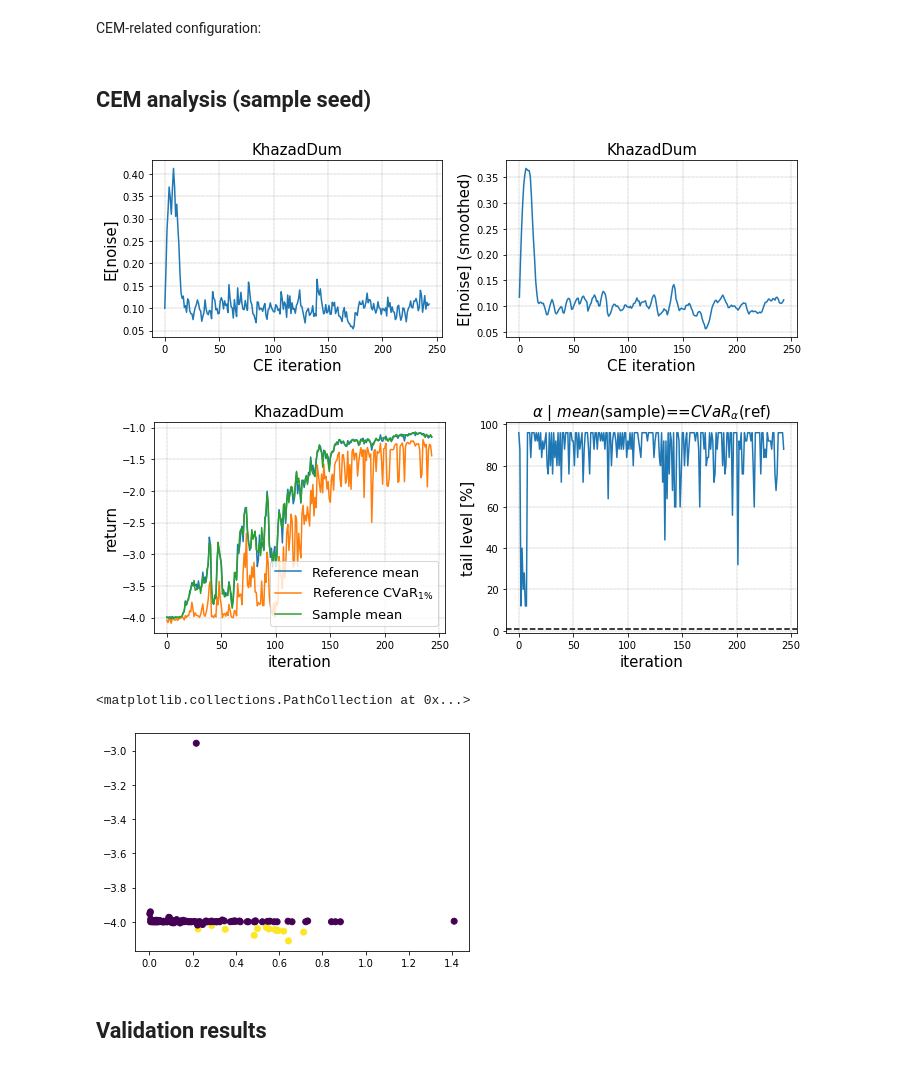
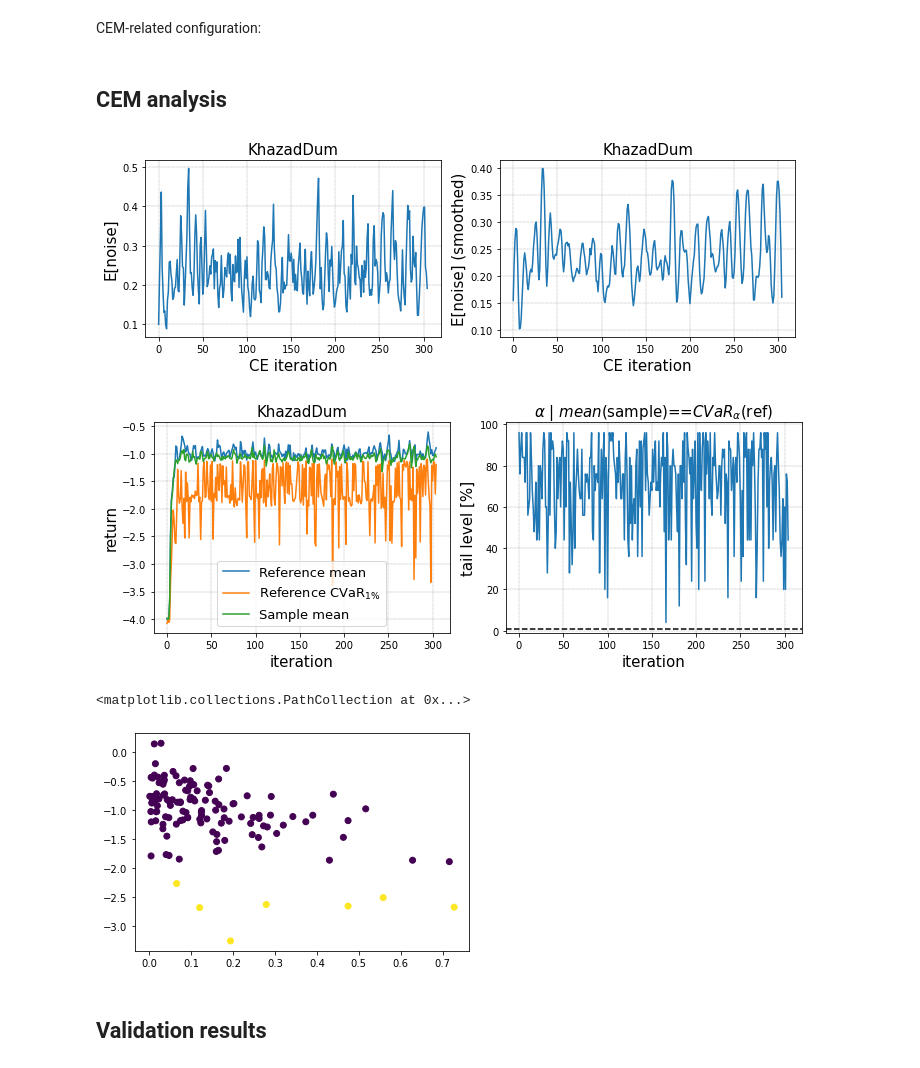
Before and after one commit to ido90/RobustMetaRL, a Jupyter notebook: KhazadDum.ipynb, the cells around one changed output. Drawn from its saved outputs; the diff is of its cells as text; code cells hidden in the pictures.

```diff
--- a/KhazadDum.ipynb
+++ b/KhazadDum.ipynb
@@ -36,20 +36,20 @@ TRANSFORMATION = lambda x: x
 YLIM = None
 SMOOTH = 10
 # %% [markdown]
-## CEM analysis (sample seed)
+## CEM analysis
 # %%
 task_dim = len(TASKS)
-ce, c1, c2, axs = analysis.cem_analysis(
-    ENV_NAME, task_dim, TRANSFORMATION, YLIM, SMOOTH, title=TITLE, tasks=TASKS, seed=2)
+ce, c1, c2, axs, axs2 = analysis.cem_analysis(
+    ENV_NAME, task_dim, TRANSFORMATION, YLIM, SMOOTH, title=TITLE, tasks=TASKS, seed=1)
 # %% [output]
-[figure, old version]
+[figure, new version]
-[figure, old version]
+[figure, new version]
 # %%
 cc = c2[c2.batch==10]
 plt.scatter(cc['sample'].values, cc.score.values, c=cc['selected'].values)
 # %% [output]
 <matplotlib.collections.PathCollection at 0x...>
-[figure, old version]
+[figure, new version]
 # %% [markdown]
 ## Validation results
 # %%
```
Also changed, not shown: parts of 26 cells of this notebook, 1 other file.
